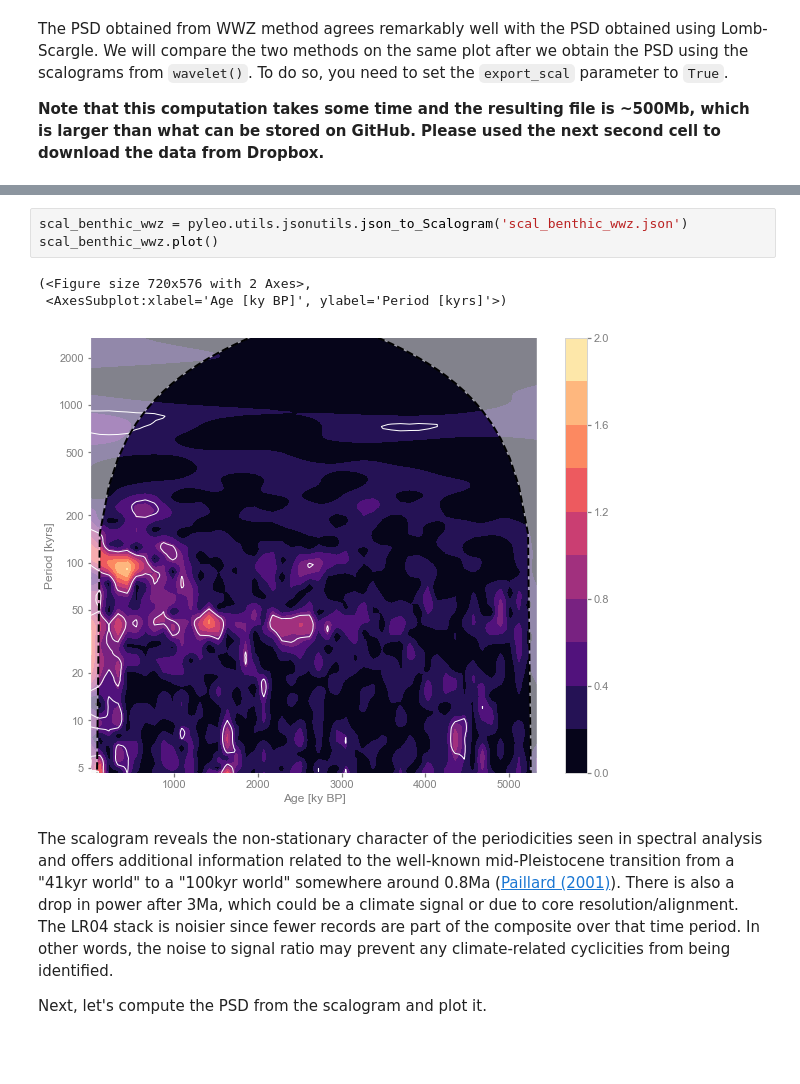
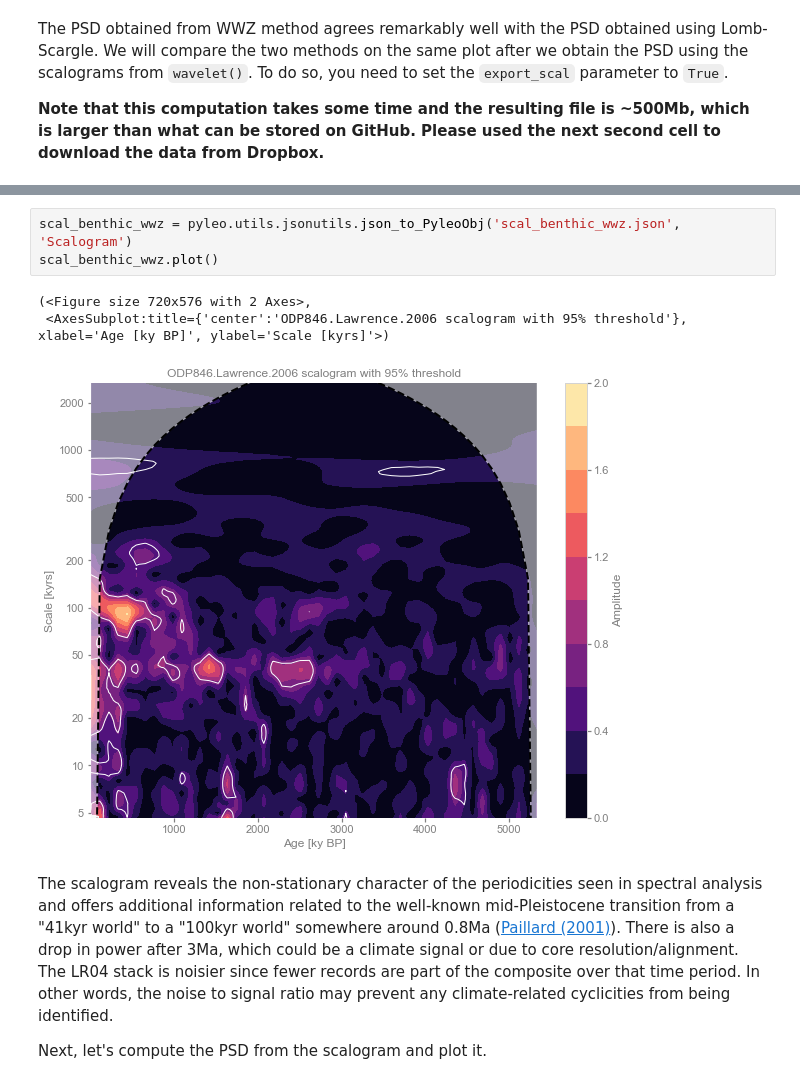
Before and after one commit to LinkedEarth/PyleoclimPaper, a Jupyter notebook: Orbital Cycles/Chasing orbital cyclicities.ipynb, the cells around one changed output, grey strips where cells are left out. Saved outputs shown, nothing was run; the diff lists cells and outputs as text; blank space fills up the shorter version.

```diff
--- a/Orbital Cycles/Chasing orbital cyclicities.ipynb
+++ b/Orbital Cycles/Chasing orbital cyclicities.ipynb
@@ -281,10 +286,10 @@ enthic_wwz.json     100%[===================>] 477.99M  5.80MB/s    in 77s
 # %%
-scal_benthic_wwz = pyleo.utils.jsonutils.json_to_Scalogram('scal_benthic_wwz.json')
+scal_benthic_wwz = pyleo.utils.jsonutils.json_to_PyleoObj('scal_benthic_wwz.json', 'Scalogram')
 scal_benthic_wwz.plot()
 # %% [output]
 (<Figure size 720x576 with 2 Axes>,
- <AxesSubplot:xlabel='Age [ky BP]', ylabel='Period [kyrs]'>)
+ <AxesSubplot:title={'center':'ODP846.Lawrence.2006 scalogram with 95% threshold'}, xlabel='Age [ky BP]', ylabel='Scale [kyrs]'>)
-[figure, old version]
+[figure, new version]
 # %% [markdown]
 The scalogram reveals the non-stationary character of the periodicities seen in spectral analysis and offers additional information related to the well-known mid-Pleistocene transition from a "41kyr world" to a "100kyr world" somewhere around 0.8Ma ([Paillard (2001)](https://agupubs.onlinelibrary.wiley.com/doi/pdf/10.1029/2000RG000091)). There is also a drop in power after 3Ma, which could be a climate signal or due to core resolution/alignment. The LR04 stack is noisier since fewer records are part of the composite over that time period. In other words, the noise to signal ratio may prevent any climate-related cyclicities from being identified.
 
```
Also changed, not shown: parts of 61 cells of this notebook, 15 other files.
